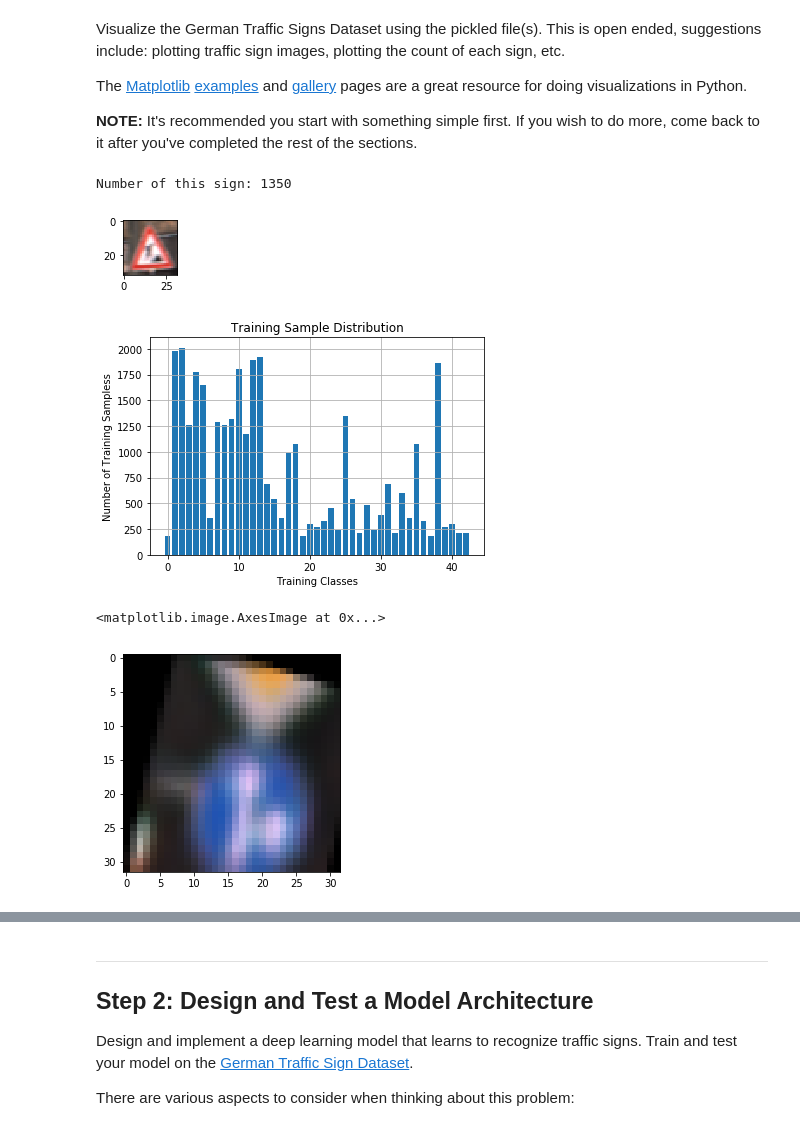
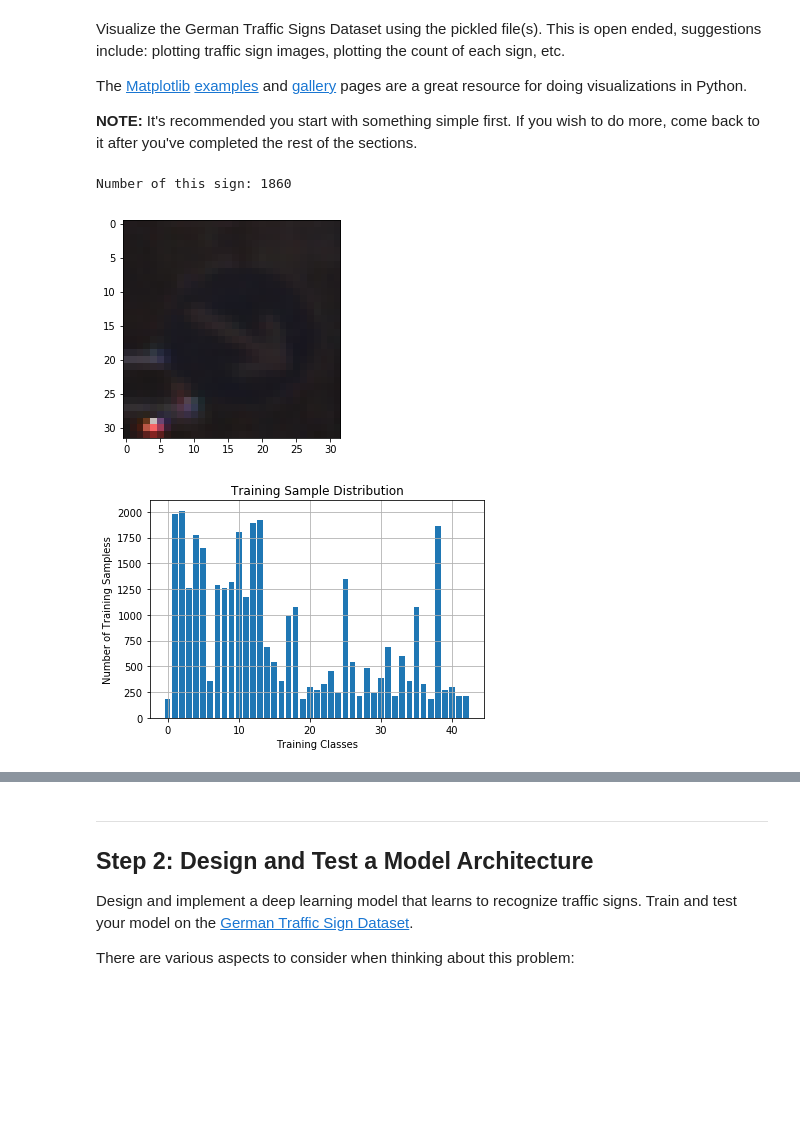
Before and after one commit to chen1720/CarND-Project2, a Jupyter notebook: Traffic_Sign_Classifier.ipynb, the cells around one changed output, grey strips where cells are left out. Saved outputs shown, nothing was run; the diff lists cells and outputs as text; code cells hidden in the pictures; blank space fills up the shorter version.

```diff
--- a/Traffic_Sign_Classifier.ipynb
+++ b/Traffic_Sign_Classifier.ipynb
@@ -104,32 +104,32 @@ The [Matplotlib](http://matplotlib.org/) [examples](http://matplotlib.org/exampl
 # %%
 ### Data exploration visualization code goes here.
 ### Feel free to use as many code cells as needed.
 import matplotlib.pyplot as plt
 import random
 import collections
+import numpy as np
 %matplotlib inline
 # Visualizations will be shown in the notebook.
 
 index = random.randint(0, len(X_train))
 image = X_train[index].squeeze()
 lab = collections.Counter(y_train)
 
-plt.figure(figsize=(1,1))
 plt.imshow(image, cmap="gray")
 print("Number of this sign: {}".format(lab[y_train[index]]))
 
 # Show the histogram of the data set
 def plot_examples_per_class(labels_):
     values, counts = np.unique(labels_, return_counts=True)
     plt.figure()
     plt.bar(values, counts)
     plt.ylabel('Number of Training Sampless')
     plt.xlabel('Training Classes')
     plt.title('Training Sample Distribution')
     plt.grid(True)
 
 plot_examples_per_class(y_train)
 # %% [output]
-Number of this sign: 1350
+Number of this sign: 1860
-[figure, old version]
+[figure, new version]
 [figure]
@@ -165,7 +135,0 @@ def transform_image(image,ang_range,shear_range,trans_range):
-# %%
-image = X_train[1200,:,:,:]
-image = transform_image(image,20,10,5)
-plt.imshow(image)
-# %% [output]
-<matplotlib.image.AxesImage at 0x...>
-[figure, removed]
```
Also changed, not shown: parts of 23 cells of this notebook, 3 other files.
